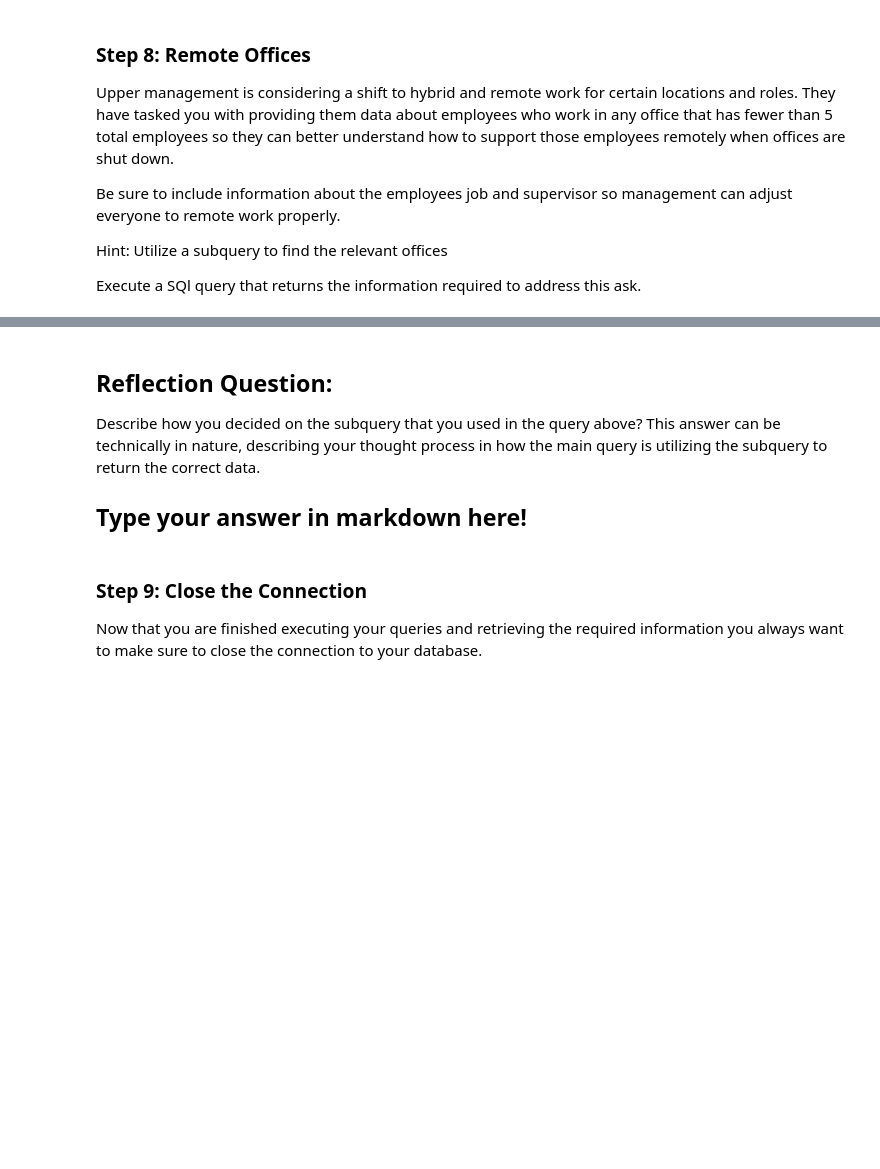
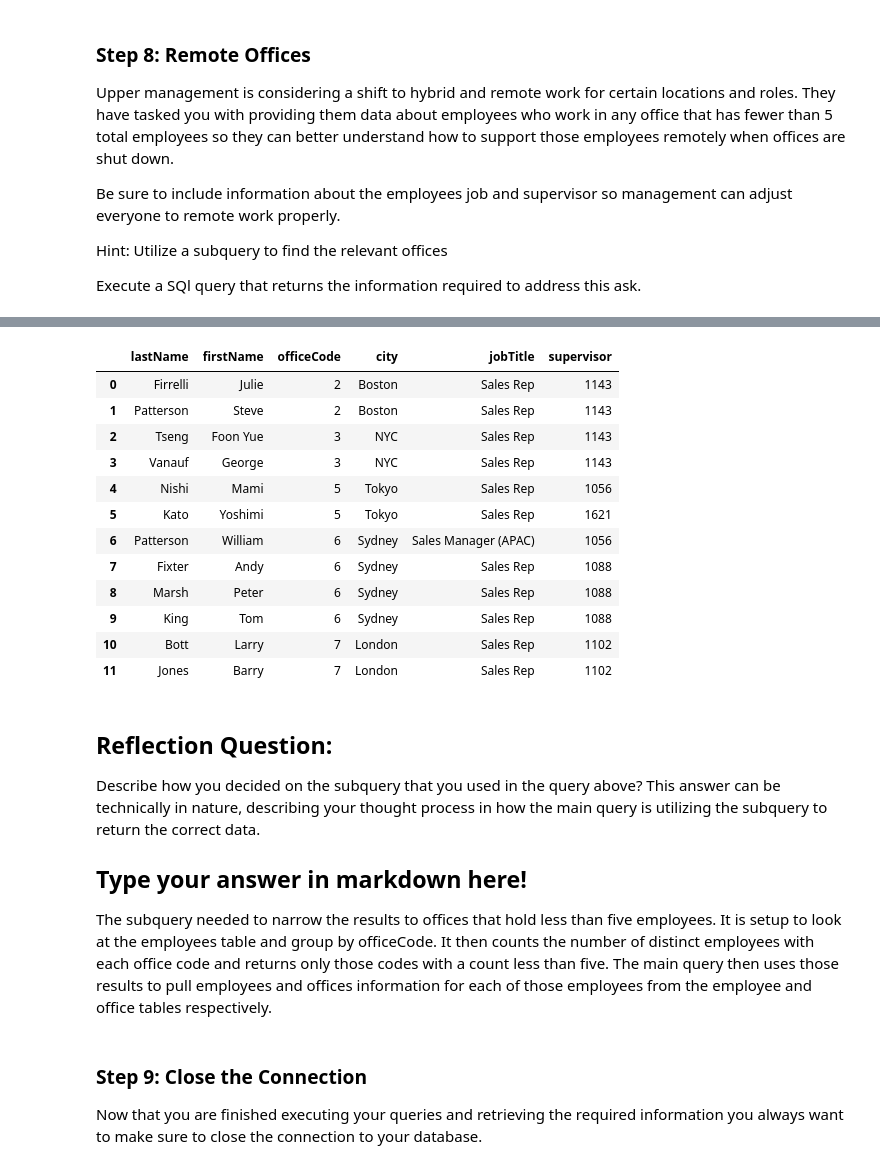
Before and after one commit to Zanalidu/dsc-sql-summative-lab, a Jupyter notebook: SQLSummativeLab.ipynb, the cells around one changed output, grey strips where cells are left out. Saved outputs shown, nothing was run; the diff lists cells and outputs as text; code cells hidden in the pictures; blank space fills up the shorter version.

Commit message:
Part One complete. First attempt

```diff
--- a/SQLSummativeLab.ipynb
+++ b/SQLSummativeLab.ipynb
@@ -277,9 +386,44 @@ None
+# %%
+# Pulling information on employees that work in offices with fewer than 5 total employees to small_office_employees_df
+
+small_office_employees_df = pd.read_sql("""
+        SELECT lastName, firstName, officeCode, o.city, jobTitle, reportsTo AS supervisor
+            FROM employees
+         JOIN offices AS o
+          USING (officeCode)
+         WHERE officeCode IN(
+             SELECT officeCode
+                 FROM employees
+              GROUP BY officeCode
+              HAVING COUNT(DISTINCT employeeNumber) < 5)
+          GROUP BY employeeNumber
+          ORDER BY officeCode;
+""", conn1)
+
+small_office_employees_df
+# %% [output]
+|  | lastName | firstName | officeCode | city | jobTitle | supervisor |
+| 0 | Firrelli | Julie | 2 | Boston | Sales Rep | 1143 |
+| 1 | Patterson | Steve | 2 | Boston | Sales Rep | 1143 |
+| 2 | Tseng | Foon Yue | 3 | NYC | Sales Rep | 1143 |
+| 3 | Vanauf | George | 3 | NYC | Sales Rep | 1143 |
+| 4 | Nishi | Mami | 5 | Tokyo | Sales Rep | 1056 |
+| 5 | Kato | Yoshimi | 5 | Tokyo | Sales Rep | 1621 |
+| 6 | Patterson | William | 6 | Sydney | Sales Manager (APAC) | 1056 |
+| 7 | Fixter | Andy | 6 | Sydney | Sales Rep | 1088 |
+| 8 | Marsh | Peter | 6 | Sydney | Sales Rep | 1088 |
+| 9 | King | Tom | 6 | Sydney | Sales Rep | 1088 |
+| 10 | Bott | Larry | 7 | London | Sales Rep | 1102 |
+| 11 | Jones | Barry | 7 | London | Sales Rep | 1102 |
 # %% [markdown]
 ## Reflection Question:
 
 Describe how you decided on the subquery that you used in the query above? This answer can be technically in nature, describing your thought process in how the main query is utilizing the subquery to return the correct data.
 
 ## Type your answer in markdown here!
+
+The subquery needed to narrow the results to offices that hold less than five employees. It is setup to look at the employees table and group by officeCode. It then counts the number of distinct employees with each office code and returns only those codes with a count less than five.
+The main query then uses those results to pull employees and offices information for each of those employees from the employee and office tables respectively.
 # %% [markdown]
 ### Step 9: Close the Connection
 
```
Also changed, not shown: parts of 15 cells of this notebook.
